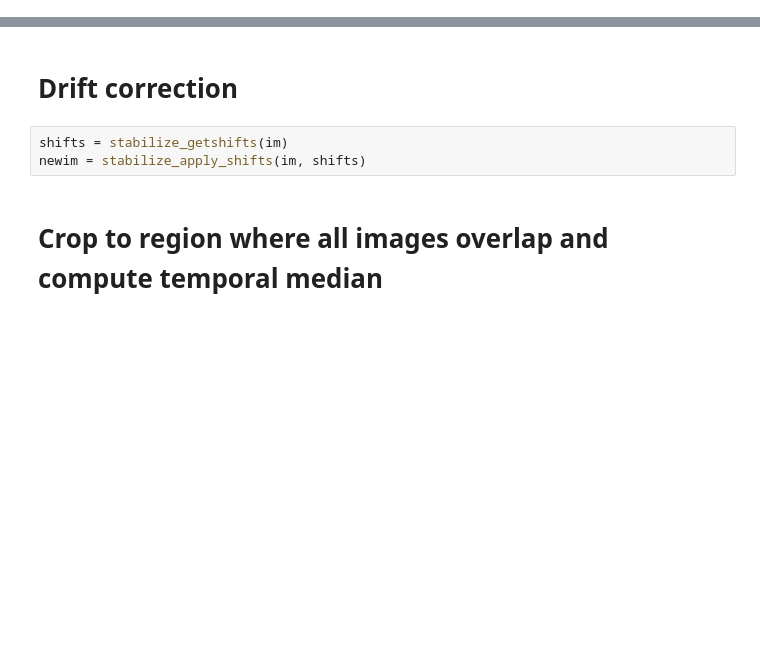
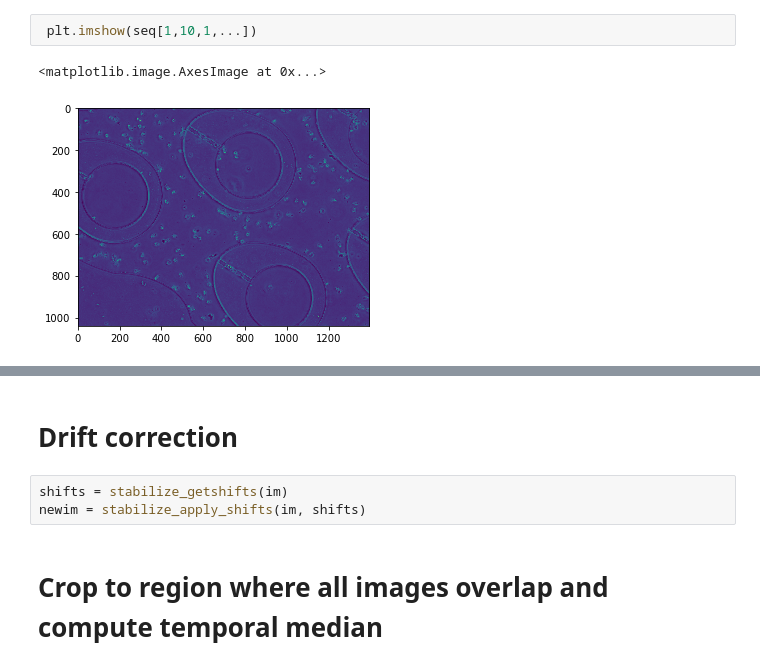
Before and after one commit to monashmicroimaging/microfluidics, a Jupyter notebook: notebooks/scratchpad_notebook.ipynb, the cells around one changed output, grey strips where cells are left out. Cells and saved outputs as stored; diff of their text form; blank space fills up the shorter version.

```diff
--- a/notebooks/scratchpad_notebook.ipynb
+++ b/notebooks/scratchpad_notebook.ipynb
@@ -13,0 +32,5 @@ im.shape
+# %%
+ plt.imshow(seq[1,10,1,...])
+# %% [output]
+<matplotlib.image.AxesImage at 0x...>
+[figure, added]
```
Also changed, not shown: parts of 22 cells of this notebook, 1 other file.
